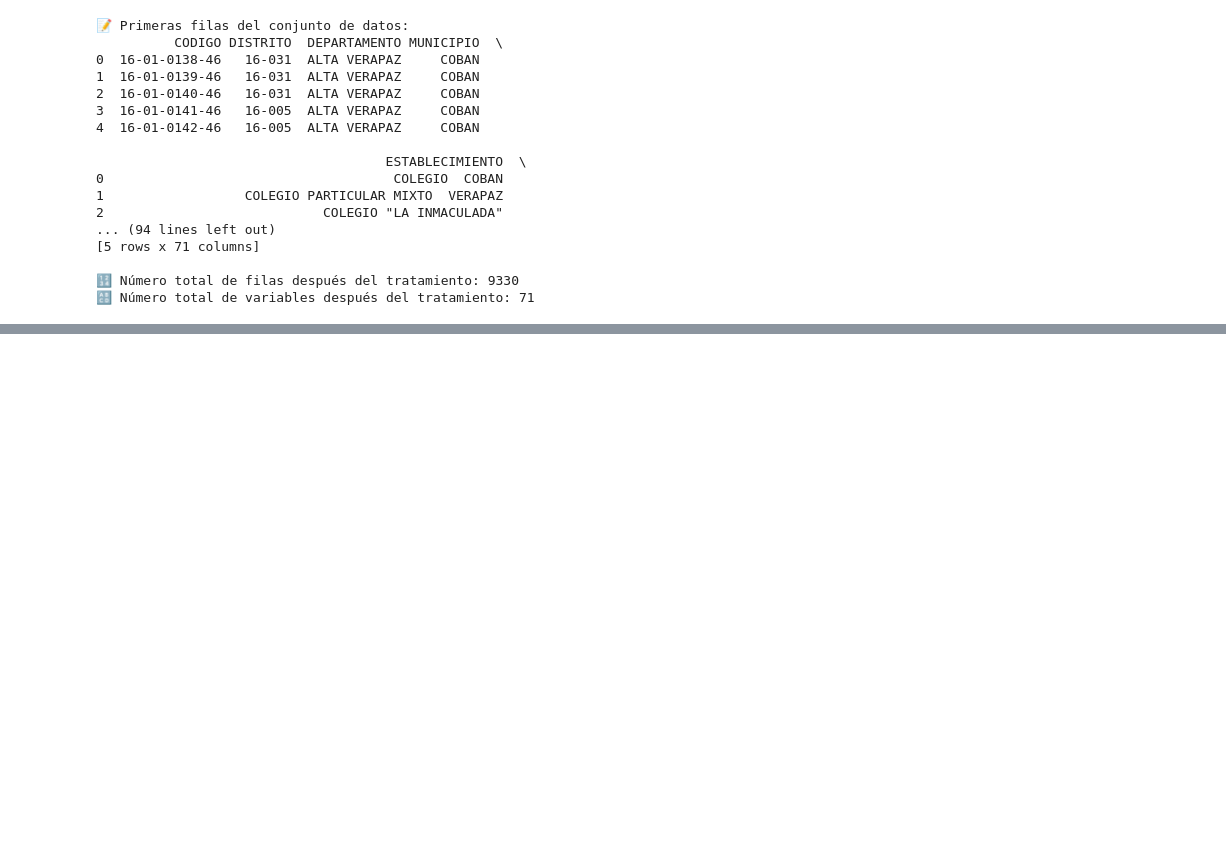
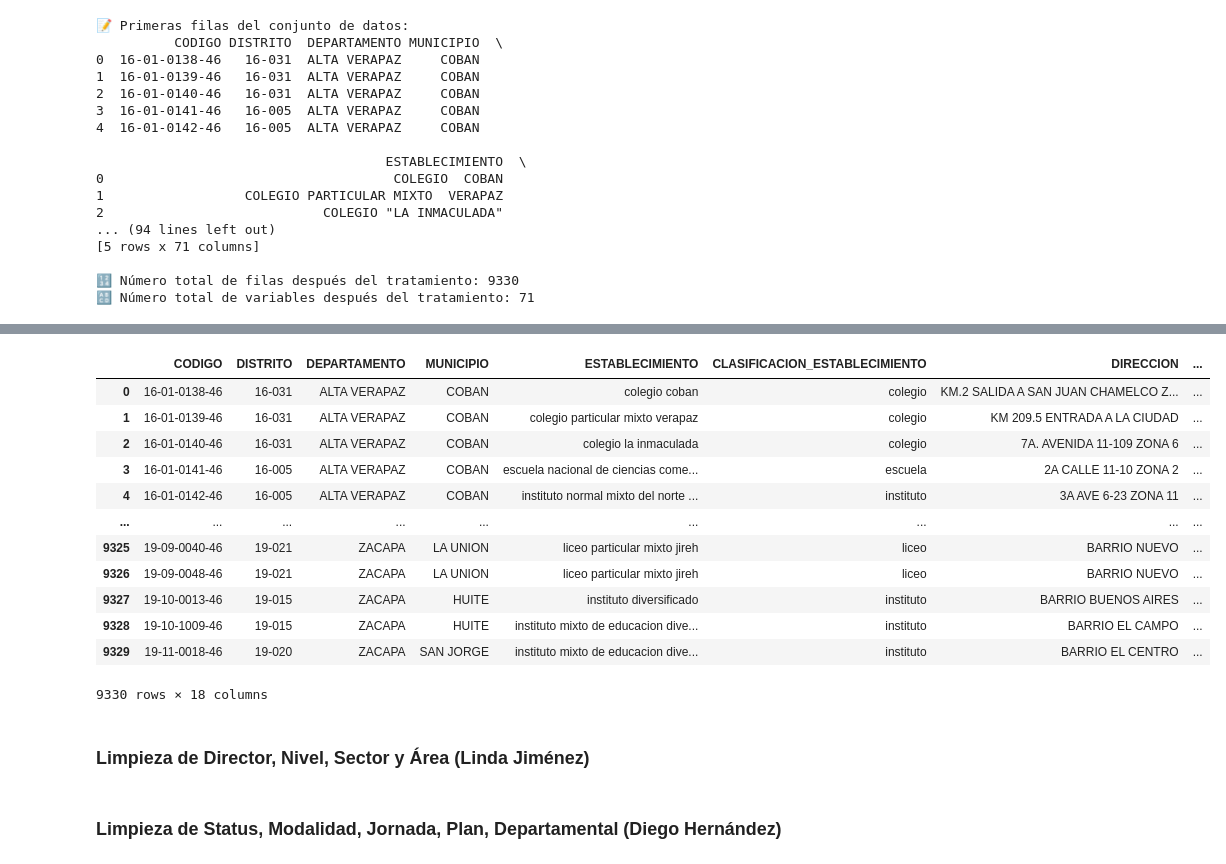
Before and after one commit to Dahernandezsilve/DataScience_Proyecto1, a Jupyter notebook: Proyecto01.ipynb, the cells around one changed output, grey strips where cells are left out. Saved outputs shown, nothing was run; the diff lists cells and outputs as text; code cells hidden in the pictures; blank space fills up the shorter version.

Commit message:
Columna Establecimiento limpia

```diff
--- a/Proyecto01.ipynb
+++ b/Proyecto01.ipynb
@@ -396,0 +429,9 @@ print(f"🔠 Número total de variables después del tratamiento: {dataFrame.sha
+# %%
+# Ejemplo de corrección de errores comunes:
+# Reemplazar errores comunes
+dataFrame['ESTABLECIMIENTO'] = dataFrame['ESTABLECIMIENTO'].str.replace('colegioo', 'colegio')
+dataFrame['ESTABLECIMIENTO'] = dataFrame['ESTABLECIMIENTO'].str.replace('escula', 'escuela')
+dataFrame['ESTABLECIMIENTO'] = dataFrame['ESTABLECIMIENTO'].str.replace('[^A-Za-z0-9 ]+', '')  # Eliminar caracteres especiales
+
+# Reemplazar múltiples espacios por un solo espacio
+dataFrame['ESTABLECIMIENTO'] = dataFrame['ESTABLECIMIENTO'].str.replace(r'\s+', ' ', regex=True)
@@ -396,0 +501,28 @@ print(f"🔠 Número total de variables después del tratamiento: {dataFrame.sha
+# %%
+# Clasificación de Establecimiento.
+
+# Lista de palabras clave para la clasificación
+distribucion_establecimientos = ['COLEGIO', 'ESCUELA', 'INSTITUTO', 'LICEO', 'CENTRO']
+
+def clasificar_establecimiento(nombre):
+    nombre = nombre.upper()  # Convertir a mayúsculas para evitar problemas de coincidencia de mayúsculas/minúsculas
+    if "COLEGIO" in nombre:
+        return "COLEGIO"
+    elif "ESCUELA" in nombre:
+        return "ESCUELA"
+    elif "INSTITUTO" in nombre:
+        return "INSTITUTO"
+    elif "LICEO" in nombre:
+        return "LICEO"
+    elif "CENTRO" in nombre:
+        return "CENTRO EDUCATIVO"
+    else:
+        return "OTRO"
+
+# Aplicar la clasificación
+dataFrame['CLASIFICACION_ESTABLECIMIENTO'] = dataFrame['ESTABLECIMIENTO'].apply(clasificar_establecimiento)
+# %%
+# Convertir a minúsculas las columnas 'ESTABLECIMIENTO' y 'CLASIFICACION_ESTABLECIMIENTO'
+dataFrame['ESTABLECIMIENTO'] = dataFrame['ESTABLECIMIENTO'].str.lower()
+dataFrame['CLASIFICACION_ESTABLECIMIENTO'] = dataFrame['CLASIFICACION_ESTABLECIMIENTO'].str.lower()
+dataFrame['ESTABLECIMIENTO'] = dataFrame['ESTABLECIMIENTO'].apply(limpiar_texto)
@@ -396,0 +546,5 @@ print(f"🔠 Número total de variables después del tratamiento: {dataFrame.sha
+# %%
+# Reordenar las columnas para que 'CLASIFICACION_ESTABLECIMIENTO' esté junto a 'ESTABLECIMIENTO'
+columnas = list(dataFrame.columns)
+columnas.insert(columnas.index('ESTABLECIMIENTO') + 1, columnas.pop(columnas.index('CLASIFICACION_ESTABLECIMIENTO')))
+dataFrame = dataFrame[columnas]
@@ -396,0 +553,18 @@ print(f"🔠 Número total de variables después del tratamiento: {dataFrame.sha
+# %%
+dataFrame
+# %% [output]
+|  | CODIGO | DISTRITO | DEPARTAMENTO | MUNICIPIO | ESTABLECIMIENTO | CLASIFICACION_ESTABLECIMIENTO | DIRECCION | ... |
+| 0 | 16-01-0138-46 | 16-031 | ALTA VERAPAZ | COBAN | colegio coban | colegio | KM.2 SALIDA A SAN JUAN CHAMELCO Z... | ... |
+| 1 | 16-01-0139-46 | 16-031 | ALTA VERAPAZ | COBAN | colegio particular mixto verapaz | colegio | KM 209.5 ENTRADA A LA CIUDAD | ... |
+| 2 | 16-01-0140-46 | 16-031 | ALTA VERAPAZ | COBAN | colegio la inmaculada | colegio | 7A. AVENIDA 11-109 ZONA 6 | ... |
+| 3 | 16-01-0141-46 | 16-005 | ALTA VERAPAZ | COBAN | escuela nacional de ciencias come... | escuela | 2A CALLE 11-10 ZONA 2 | ... |
+| 4 | 16-01-0142-46 | 16-005 | ALTA VERAPAZ | COBAN | instituto normal mixto del norte ... | instituto | 3A AVE 6-23 ZONA 11 | ... |
+| ... | ... | ... | ... | ... | ... | ... | ... | ... |
+| 9325 | 19-09-0040-46 | 19-021 | ZACAPA | LA UNION | liceo particular mixto jireh | liceo | BARRIO NUEVO | ... |
+| 9326 | 19-09-0048-46 | 19-021 | ZACAPA | LA UNION | liceo particular mixto jireh | liceo | BARRIO NUEVO | ... |
+| 9327 | 19-10-0013-46 | 19-015 | ZACAPA | HUITE | instituto diversificado | instituto | BARRIO BUENOS AIRES | ... |
+| 9328 | 19-10-1009-46 | 19-015 | ZACAPA | HUITE | instituto mixto de educacion dive... | instituto | BARRIO EL CAMPO | ... |
+| 9329 | 19-11-0018-46 | 19-020 | ZACAPA | SAN JORGE | instituto mixto de educacion dive... | instituto | BARRIO EL CENTRO | ... |
+9330 rows × 18 columns
+# %% [markdown]
+### Limpieza de Director, Nivel, Sector y Área (Linda Jiménez)
@@ -396,0 +573,2 @@ print(f"🔠 Número total de variables después del tratamiento: {dataFrame.sha
+# %% [markdown]
+### Limpieza de Status, Modalidad, Jornada, Plan, Departamental (Diego Hernández)
```
Also changed, not shown: parts of 12 cells of this notebook, 1 other file.
